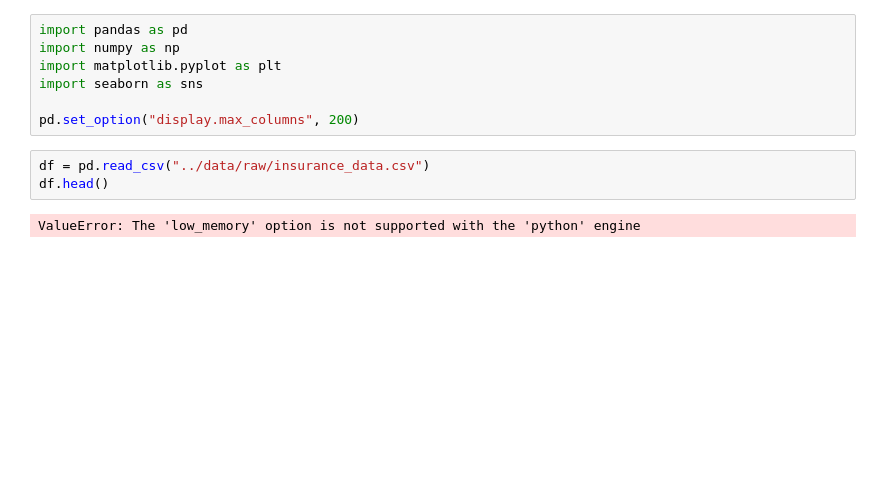
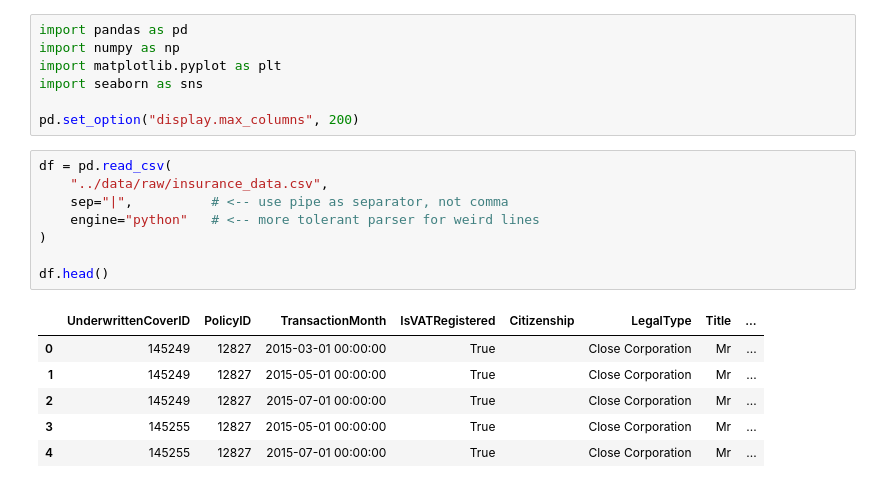
Before and after one commit to RedietDegu/insurance-risk-analytics, a Jupyter notebook: notebooks/01_eda.ipynb, the cells around one changed output. Cells and saved outputs as stored; diff of their text form; blank space fills up the shorter version.

```diff
--- a/notebooks/01_eda.ipynb
+++ b/notebooks/01_eda.ipynb
@@ -6,7 +6,17 @@ import seaborn as sns
 
 pd.set_option("display.max_columns", 200)
 # %%
-df = pd.read_csv("../data/raw/insurance_data.csv")
+df = pd.read_csv(
+    "../data/raw/insurance_data.csv",
+    sep="|",          # <-- use pipe as separator, not comma
+    engine="python"   # <-- more tolerant parser for weird lines
+)
+
 df.head()
 # %% [output]
-ValueError: The 'low_memory' option is not supported with the 'python' engine
+|  | UnderwrittenCoverID | PolicyID | TransactionMonth | IsVATRegistered | Citizenship | LegalType | Title | ... |
+| 0 | 145249 | 12827 | 2015-03-01 00:00:00 | True |  | Close Corporation | Mr | ... |
+| 1 | 145249 | 12827 | 2015-05-01 00:00:00 | True |  | Close Corporation | Mr | ... |
+| 2 | 145249 | 12827 | 2015-07-01 00:00:00 | True |  | Close Corporation | Mr | ... |
+| 3 | 145255 | 12827 | 2015-05-01 00:00:00 | True |  | Close Corporation | Mr | ... |
+| 4 | 145255 | 12827 | 2015-07-01 00:00:00 | True |  | Close Corporation | Mr | ... |
```
Also changed, not shown: parts of 9 cells of this notebook, 1 other file.
